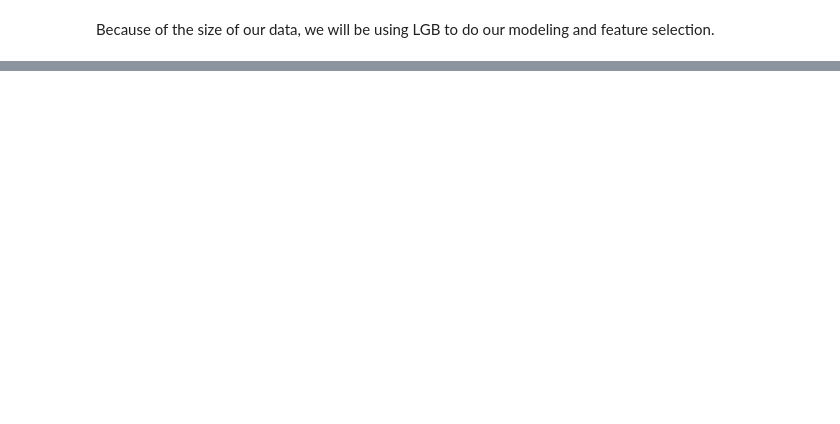
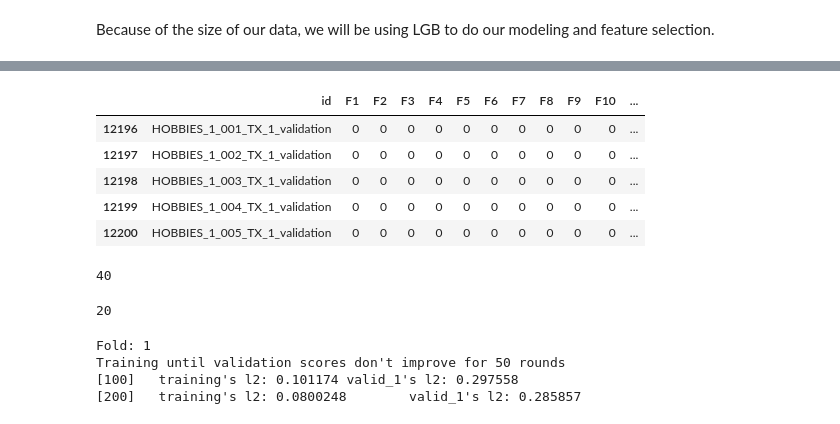
Before and after one commit to Luke-Gray/M5-Accuracy, a Jupyter notebook: LGB Modeling.ipynb, the cells around one changed output, grey strips where cells are left out. Drawn from its saved outputs; the diff is of its cells as text; code cells hidden in the pictures; blank space fills up the shorter version.

```diff
--- a/LGB Modeling.ipynb
+++ b/LGB Modeling.ipynb
@@ -20,3 +20,7 @@ train.shape
+# %%
+# data = pd.read_pickle('all_data.pkl')
+sample_submission = pd.read_csv('sample_submission.csv')
+# data.shape
 # %% [markdown]
 Because of the size of our data, we will be using LGB to do our modeling and feature selection.
 # %%
@@ -30,0 +45,11 @@ train.head()
+# %%
+wi_items = '[A-Z]+_\d{1}\d?_\d+_TX\w+'
+sample_submission = sample_submission.loc[sample_submission['id'].str.contains(wi_items)]
+sample_submission.head()
+# %% [output]
+|  | id | F1 | F2 | F3 | F4 | F5 | F6 | F7 | F8 | F9 | F10 | ... |
+| 12196 | HOBBIES_1_001_TX_1_validation | 0 | 0 | 0 | 0 | 0 | 0 | 0 | 0 | 0 | 0 | ... |
+| 12197 | HOBBIES_1_002_TX_1_validation | 0 | 0 | 0 | 0 | 0 | 0 | 0 | 0 | 0 | 0 | ... |
+| 12198 | HOBBIES_1_003_TX_1_validation | 0 | 0 | 0 | 0 | 0 | 0 | 0 | 0 | 0 | 0 | ... |
+| 12199 | HOBBIES_1_004_TX_1_validation | 0 | 0 | 0 | 0 | 0 | 0 | 0 | 0 | 0 | 0 | ... |
+| 12200 | HOBBIES_1_005_TX_1_validation | 0 | 0 | 0 | 0 | 0 | 0 | 0 | 0 | 0 | 0 | ... |
@@ -30,0 +59,16 @@ train.head()
+# %%
+x = data[data['date'] <= '2016-04-24']
+y = x.sort_values('date')['demand']
+test = data[(data['date'] > '2016-04-24')]
+x = x.sort_values('date')
+test = test.sort_values('date')
+del data
+gc.collect()
+# %% [output]
+40
+# %%
+n_fold = 5
+folds = TimeSeriesSplit(n_splits=n_fold)
+gc.collect()
+# %% [output]
+20
@@ -30,0 +85,30 @@ train.head()
+# %%
+splits = folds.split(x, y)
+y_preds = np.zeros(test.shape[0])
+y_oof = np.zeros(x.shape[0])
+feature_importances = pd.DataFrame()
+feature_importances['feature'] = columns
+mean_score = []
+for fold_n, (train_index, valid_index) in enumerate(splits):
+    print('Fold:',fold_n+1)
+    X_train, X_valid = x[columns].iloc[train_index], x[columns].iloc[valid_index]
+    y_train, y_valid = y.iloc[train_index], y.iloc[valid_index]
+    dtrain = lgb.Dataset(X_train, label=y_train)
+    dvalid = lgb.Dataset(X_valid, label=y_valid)
+    clf = lgb.train(params, dtrain, 2500, valid_sets = [dtrain, dvalid],early_stopping_rounds = 50, verbose_eval=100)
+    feature_importances[f'fold_{fold_n + 1}'] = clf.feature_importance()
+    y_pred_valid = clf.predict(X_valid,num_iteration=clf.best_iteration)
+    y_oof[valid_index] = y_pred_valid
+    val_score = np.sqrt(metrics.mean_squared_error(y_pred_valid, y_valid))
+    print(f'val rmse score is {val_score}')
+    mean_score.append(val_score)
+    y_preds += clf.predict(test[columns], num_iteration=clf.best_iteration)/n_fold
+    del X_train, X_valid, y_train, y_valid
+    gc.collect()
+print('mean rmse score over folds is',np.mean(mean_score))
+test['demand'] = y_preds
+# %% [output]
+Fold: 1
+Training until validation scores don't improve for 50 rounds
+[100]   training's l2: 0.101174 valid_1's l2: 0.297558
+[200]   training's l2: 0.0800248        valid_1's l2: 0.285857
```
Also changed, not shown: parts of 18 cells of this notebook.
